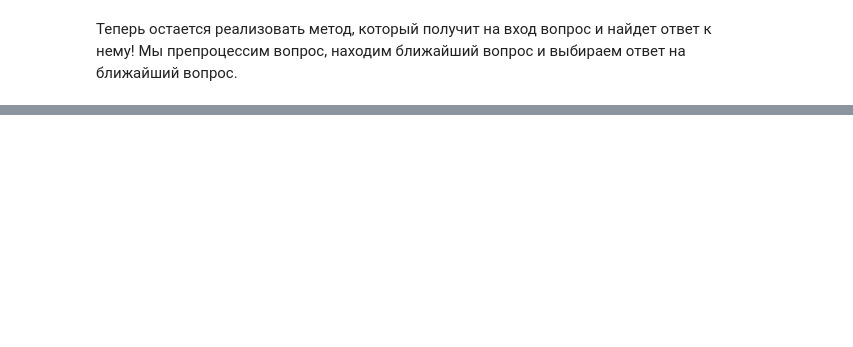
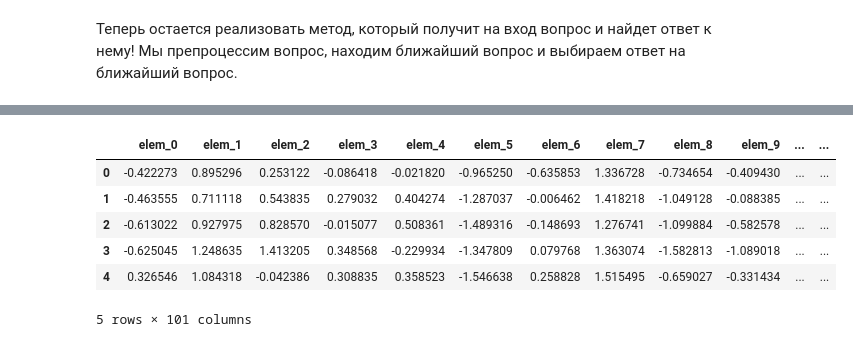
Before and after one commit to eartzhi/lessons, a Jupyter notebook: pda_01/ChatBotPractice.ipynb, the cells around one changed output, grey strips where cells are left out. Saved outputs shown, nothing was run; the diff lists cells and outputs as text; code cells hidden in the pictures; blank space fills up the shorter version.

```diff
--- a/pda_01/ChatBotPractice.ipynb
+++ b/pda_01/ChatBotPractice.ipynb
@@ -106,0 +192,12 @@ def find_answer(question):
+# %%
+description_df = pd.DataFrame(products_descrirption, columns=[f'elem_{elem}' for elem in range(100)])
+description_df['label']=True
+description_df.head()
+# %% [output]
+|  | elem_0 | elem_1 | elem_2 | elem_3 | elem_4 | elem_5 | elem_6 | elem_7 | elem_8 | elem_9 | ... | ... |
+| 0 | -0.422273 | 0.895296 | 0.253122 | -0.086418 | -0.021820 | -0.965250 | -0.635853 | 1.336728 | -0.734654 | -0.409430 | ... | ... |
+| 1 | -0.463555 | 0.711118 | 0.543835 | 0.279032 | 0.404274 | -1.287037 | -0.006462 | 1.418218 | -1.049128 | -0.088385 | ... | ... |
+| 2 | -0.613022 | 0.927975 | 0.828570 | -0.015077 | 0.508361 | -1.489316 | -0.148693 | 1.276741 | -1.099884 | -0.582578 | ... | ... |
+| 3 | -0.625045 | 1.248635 | 1.413205 | 0.348568 | -0.229934 | -1.347809 | 0.079768 | 1.363074 | -1.582813 | -1.089018 | ... | ... |
+| 4 | 0.326546 | 1.084318 | -0.042386 | 0.308835 | 0.358523 | -1.546638 | 0.258828 | 1.515495 | -0.659027 | -0.331434 | ... | ... |
+5 rows × 101 columns
```
Also changed, not shown: parts of 53 cells of this notebook, 4 other files.
